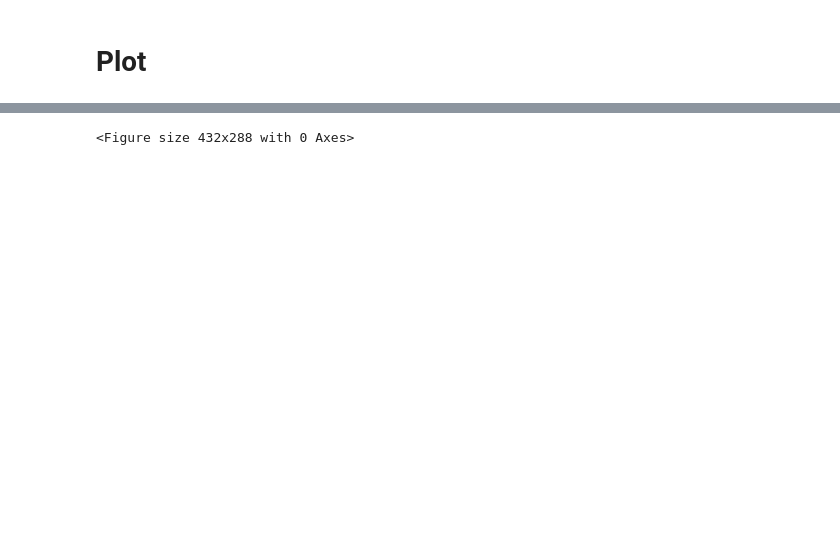
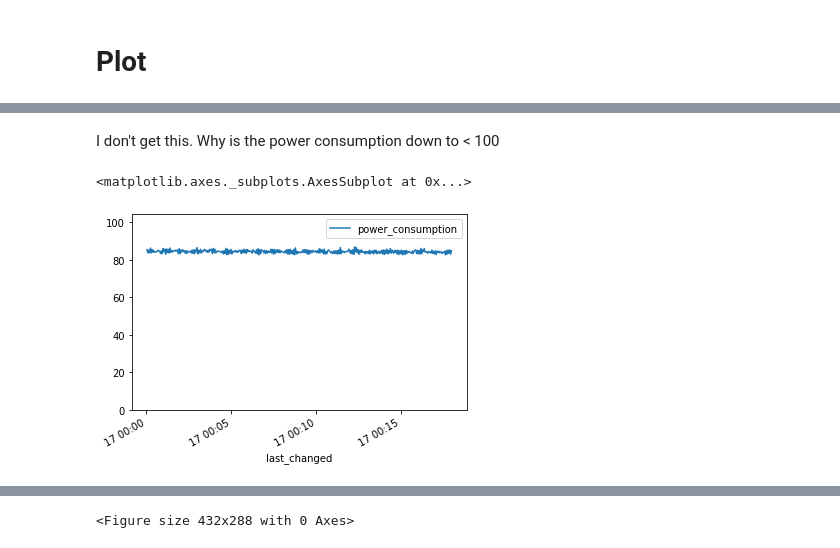
Before and after one commit to MScDissertation/NLP, a Jupyter notebook: power_monitor_analysis/visualise.ipynb, the cells around one changed output, grey strips where cells are left out. Drawn from its saved outputs; the diff is of its cells as text; code cells hidden in the pictures; blank space fills up the shorter version.

```diff
--- a/power_monitor_analysis/visualise.ipynb
+++ b/power_monitor_analysis/visualise.ipynb
@@ -178,3 +94,21 @@ subset_df[(df != 0).all(1)].plot(ylim=(0,y_max))
+# %% [markdown]
+I don't get this. Why is the power consumption down to < 100
+# %%
+# df_subset = df.loc['2020-06-01':'2020-06-01'].between_time('8:00', '8:38')[['power_consumption']]
+# df_subset[(df_subset != 0).all(1)].plot(ylim=(0,df_subset.max()*1.2))
+start_date = '2020-06-17'
+end_date = '2020-06-17'
+start_time = '00:00'
+end_time = '00:18'
+
+
+subset_df2 = df.loc[start_date:end_date].between_time(start_time, end_time)[['power_consumption']]
+y_max = subset_df2['power_consumption'].max() * 1.2
+
+subset_df2[(df != 0).all(1)].plot(ylim=(0,y_max))
+# %% [output]
+<matplotlib.axes._subplots.AxesSubplot at 0x...>
+[figure, added]
 # %%
 subset_df[(df != 0).all(1)].describe()
 # %% [output]
```
Also changed, not shown: parts of 24 cells of this notebook, 5 other files.
